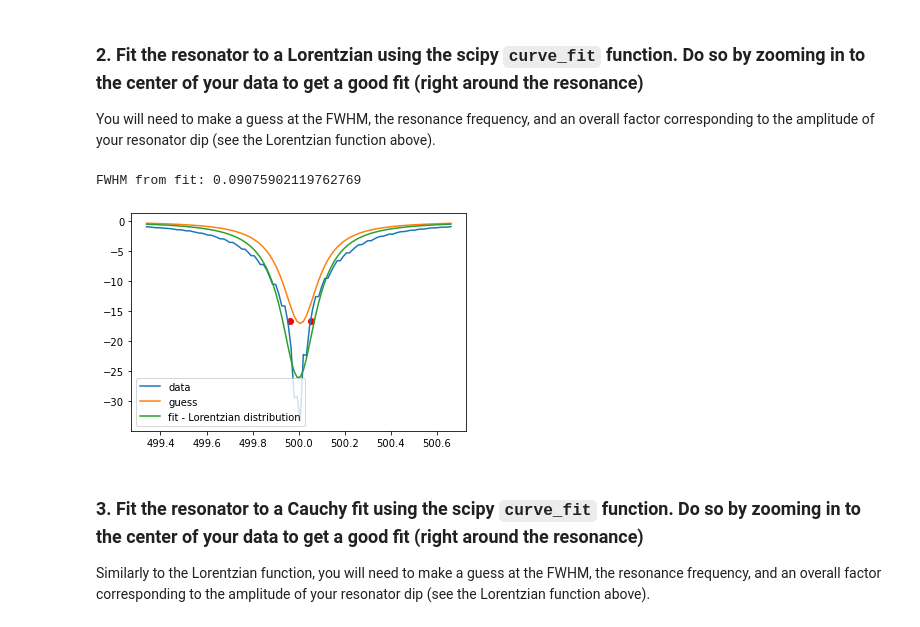
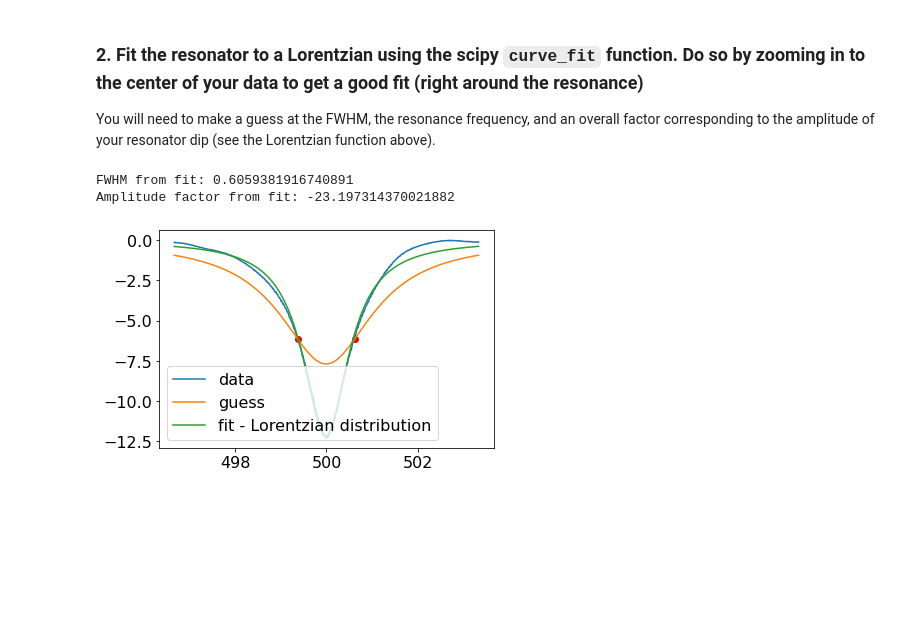
Before and after one commit to openquantumhardware/QIS_SummerSchool_2024, a Jupyter notebook: ZCU216/demos_qce/demos_expt/LabDay1_Resonator.ipynb, the cells around one changed output. Cells and saved outputs as stored; diff of their text form; code cells hidden in the pictures; blank space fills up the shorter version.

```diff
--- a/ZCU216/demos_qce/demos_expt/LabDay2_Resonator.ipynb
+++ b/ZCU216/demos_qce/demos_expt/LabDay1_Resonator.ipynb
@@ -149,0 +241,7 @@ By measuring the complex S_21 of the resonator around its resonant frequency, we
+# %%
+### Solution:
+
+f_min , S_min, FWHM = FWHM_analytic(freqs, S21)
+print(f_min)
+print(S_min)
+print("FWHM from straight calculation:", FWHM)
@@ -149,0 +306,21 @@ By measuring the complex S_21 of the resonator around its resonant frequency, we
+# %%
+###############################
+### Resonator Configuration ###
+###############################
+simu.qout(3)
+#simu.synthesis.qout(1)
+
+# Disable all resonators.
+simu.alloff()
+
+
+fr = 500
+res_jump_time = 6.2
+### Resonator configuration. Note that some of these config parameters depend on each other,
+### so not every configuration is possible.
+cfg = {'sel' : 'resonator', 'freq' : fr}
+cfg['nstep'] = 1 # 3
+cfg['sweep_time'] = res_jump_time # should be a little longer than readout time (5 us)
+cfg['iir_c0'] = 0.8 #0.99
+cfg['iir_c1'] = 0.4 #0.8
+simu.set_resonator(cfg, verbose=True)
@@ -245,26 +443,24 @@ You will need to make a guess at the FWHM, the resonance frequency, and an overa
 # %%
 ### Solution:
 
-min_idx = int(700)
-max_idx = int(800)
+min_idx = int(500)
+max_idx = int(1000)
 
 plt.scatter([f_min-FWHM/2.],[S_min/2.],color='r',marker='o')
 plt.scatter([f_min+FWHM/2.],[S_min/2.],color='r',marker='o')
 
-guess = [FWHM , f_min , -5]
+guess = [FWHM , f_min , -30]
 gss_lorentzian = lorentzian(freqs, *guess)
 popt, pcov = curve_fit(lorentzian, freqs[min_idx:max_idx], S21[min_idx:max_idx], maxfev = 100000, p0 = guess)
 fit_lorentzian = lorentzian(freqs, *popt)
 plt.plot(freqs[min_idx:max_idx], S21[min_idx:max_idx], label="data")
 plt.plot(freqs[min_idx:max_idx], gss_lorentzian[min_idx:max_idx], label="guess")
 plt.plot(freqs[min_idx:max_idx], fit_lorentzian[min_idx:max_idx], label="fit - Lorentzian distribution")
 plt.legend()
 
 print("FWHM from fit:", popt[0])
+print("Amplitude factor from fit:", popt[2])
 # %% [output]
-FWHM from fit: 0.09075902119762769
+FWHM from fit: 0.6059381916740891
+Amplitude factor from fit: -23.197314370021882
-[figure, old version]
+[figure, new version]
-# %% [markdown]
-### 3. Fit the resonator to a Cauchy fit using the scipy `curve_fit` function. Do so by zooming in to the center of your data to get a good fit (right around the resonance)
-
-Similarly to the Lorentzian function, you will need to make a guess at the FWHM, the resonance frequency, and an overall factor corresponding to the amplitude of your resonator dip (see the Lorentzian function above).
```
Also changed, not shown: parts of 54 cells of this notebook.
